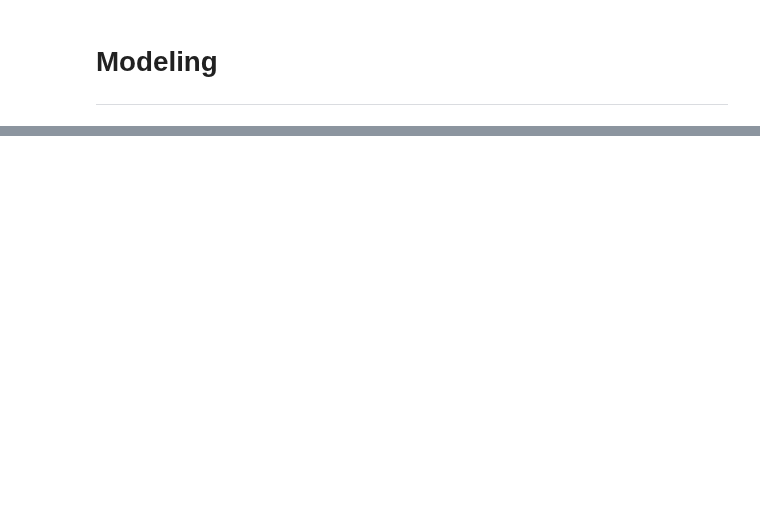
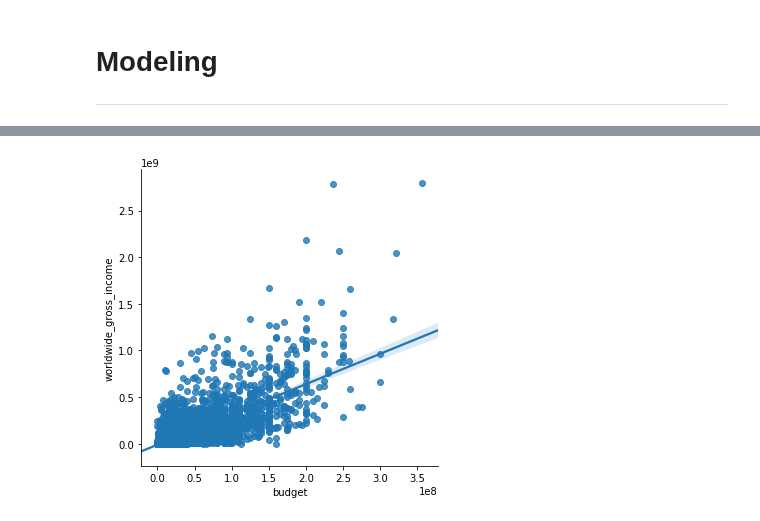
Before and after one commit to CreightonAshton/Scratchwork, a Jupyter notebook: Code/Movies/03-Modeling.ipynb, the cells around one changed output, grey strips where cells are left out. Cells and saved outputs as stored; diff of their text form; code cells hidden in the pictures; blank space fills up the shorter version.

```diff
--- a/Code/Movies/03-Modeling.ipynb
+++ b/Code/Movies/03-Modeling.ipynb
@@ -27,0 +244,5 @@ df.head()
+# %%
+# same plot done with seaborn
+sns.lmplot(x='budget', y='worldwide_gross_income', data=cleaned_df);
+# %% [output]
+[figure, added]
```
Also changed, not shown: parts of 48 cells of this notebook, 3 other files.
